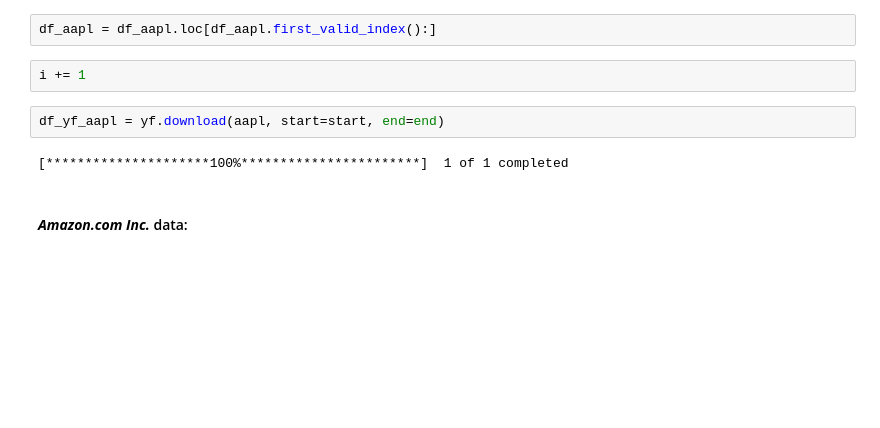
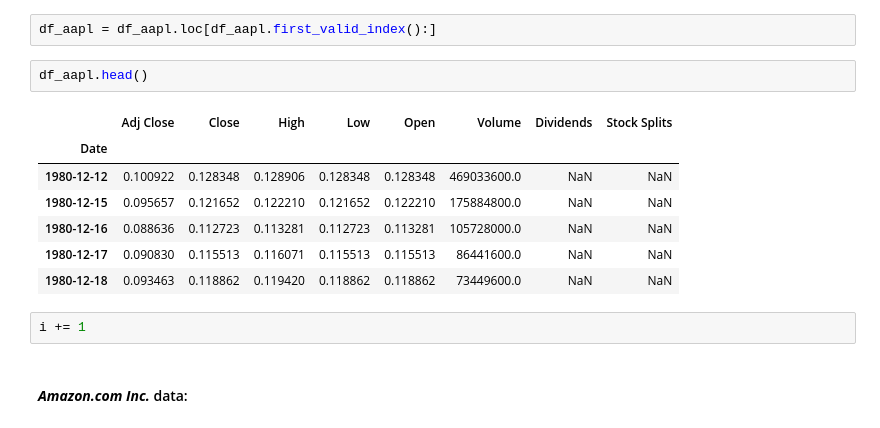
Before and after one commit to alfreedolf/ml-spp, a Jupyter notebook: 0.DataGathering.ipynb, the cells around one changed output. Drawn from its saved outputs; the diff is of its cells as text; blank space fills up the shorter version.

```diff
--- a/0.DataGathering.ipynb
+++ b/0.DataGathering.ipynb
@@ -134,12 +140,18 @@ Stock Splits             NaN
 Name: 1980-12-12 00:00:00, dtype: float64
 # %%
 df_aapl = df_aapl.loc[df_aapl.first_valid_index():]
+# %%
+df_aapl.head()
+# %% [output]
+|  | Adj Close | Close | High | Low | Open | Volume | Dividends | Stock Splits |
+| Date |  |  |  |  |  |  |  |  |
+| 1980-12-12 | 0.100922 | 0.128348 | 0.128906 | 0.128348 | 0.128348 | 469033600.0 | NaN | NaN |
+| 1980-12-15 | 0.095657 | 0.121652 | 0.122210 | 0.121652 | 0.122210 | 175884800.0 | NaN | NaN |
+| 1980-12-16 | 0.088636 | 0.112723 | 0.113281 | 0.112723 | 0.113281 | 105728000.0 | NaN | NaN |
+| 1980-12-17 | 0.090830 | 0.115513 | 0.116071 | 0.115513 | 0.115513 | 86441600.0 | NaN | NaN |
+| 1980-12-18 | 0.093463 | 0.118862 | 0.119420 | 0.118862 | 0.118862 | 73449600.0 | NaN | NaN |
 # %%
 i += 1
-# %%
-df_yf_aapl = yf.download(aapl, start=start, end=end)
-# %% [output]
-[*********************100%***********************]  1 of 1 completed
 # %% [markdown]
 #### ***Amazon.com Inc.*** data:
 # %%
```
Also changed, not shown: parts of 11 cells of this notebook, 31 other files.
